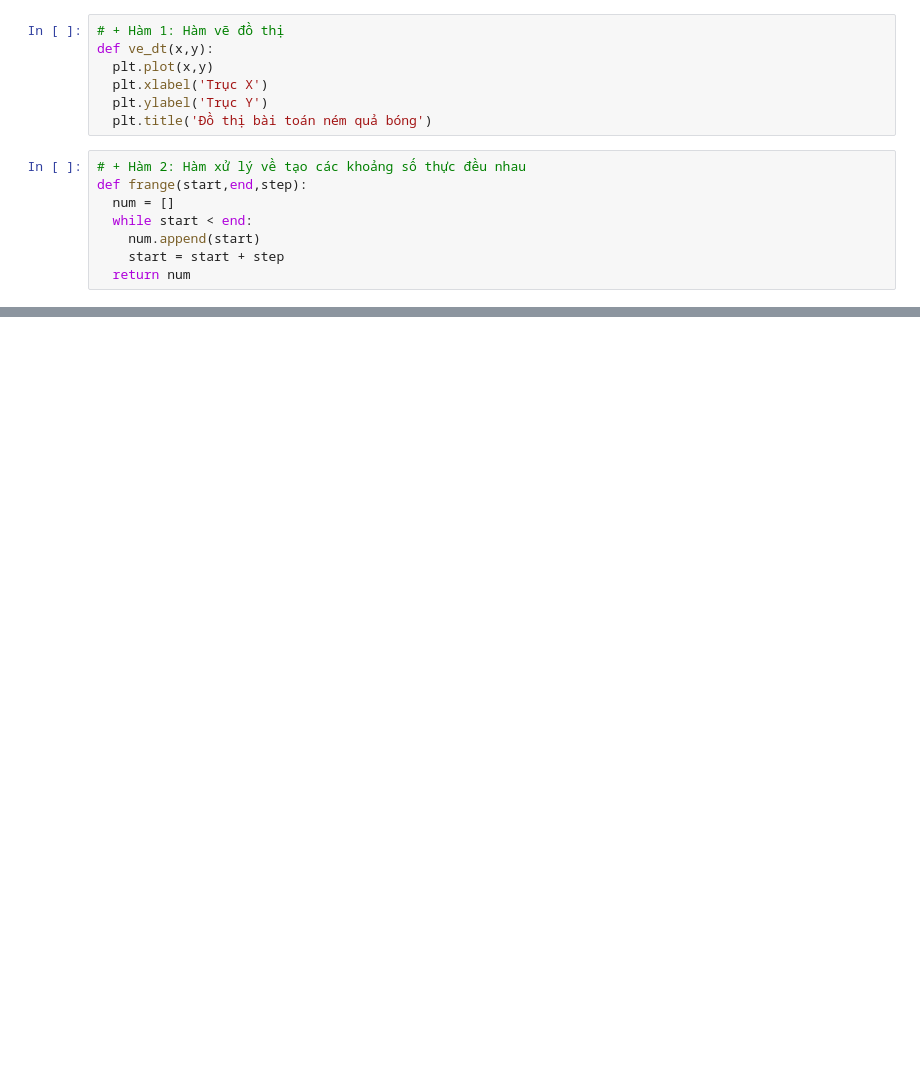
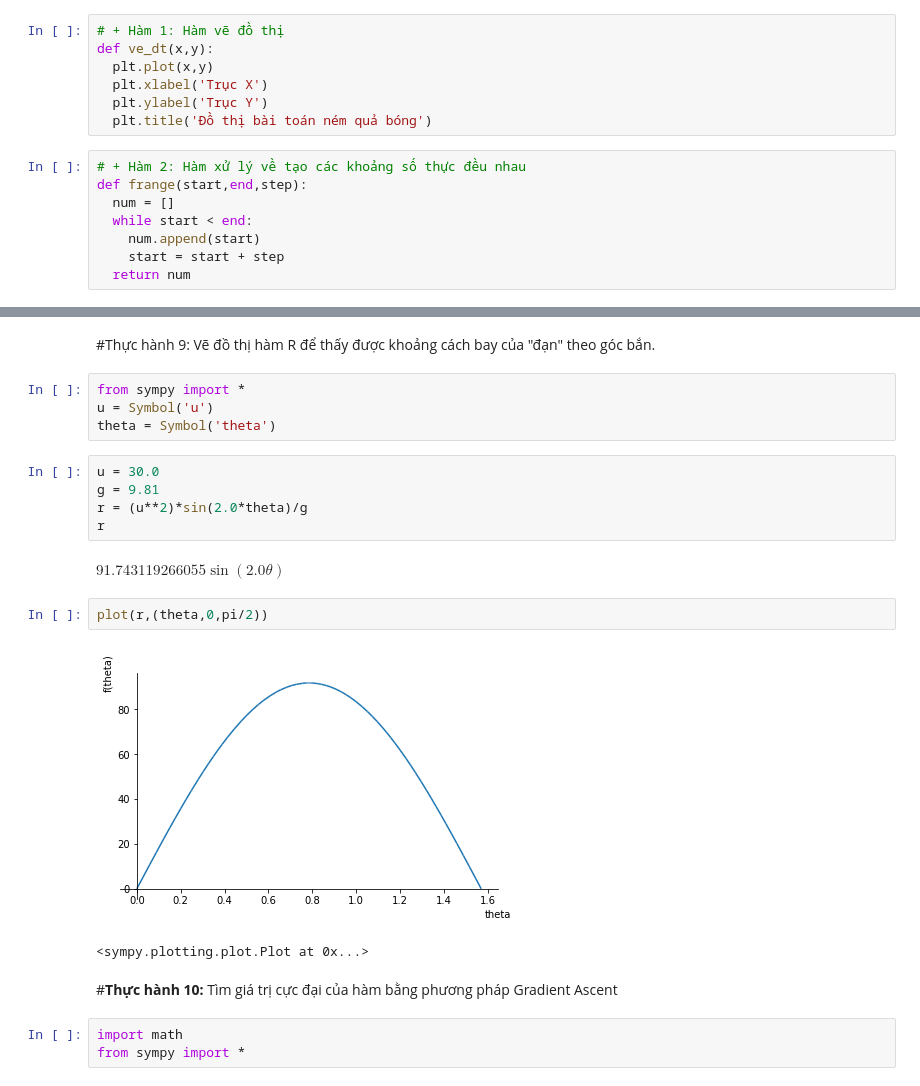
Before and after one commit to Thaitam/ThuchanhtoanCC, a Jupyter notebook: chuong_3.ipynb, the cells around one changed output, grey strips where cells are left out. Drawn from its saved outputs; the diff is of its cells as text; blank space fills up the shorter version.

```diff
--- a/chuong_3.ipynb
+++ b/chuong_3.ipynb
@@ -171,0 +255,23 @@ ve_quydao
+# %% [markdown]
+#Thực hành 9: Vẽ đồ thị hàm R để thấy được khoảng cách bay của "đạn" theo góc bắn.
+# %%
+from sympy import *
+u = Symbol('u')
+theta = Symbol('theta')
+# %%
+u = 30.0
+g = 9.81
+r = (u**2)*sin(2.0*theta)/g
+r
+# %% [output]
+$\displaystyle 91.743119266055 \sin{\left(2.0 \theta \right)}$
+# %%
+plot(r,(theta,0,pi/2))
+# %% [output]
+[figure, added]
+<sympy.plotting.plot.Plot at 0x...>
+# %% [markdown]
+#**Thực hành 10:** Tìm giá trị cực đại của hàm bằng phương pháp Gradient Ascent
+# %%
+import math
+from sympy import *
```
Also changed, not shown: parts of 24 cells of this notebook.
